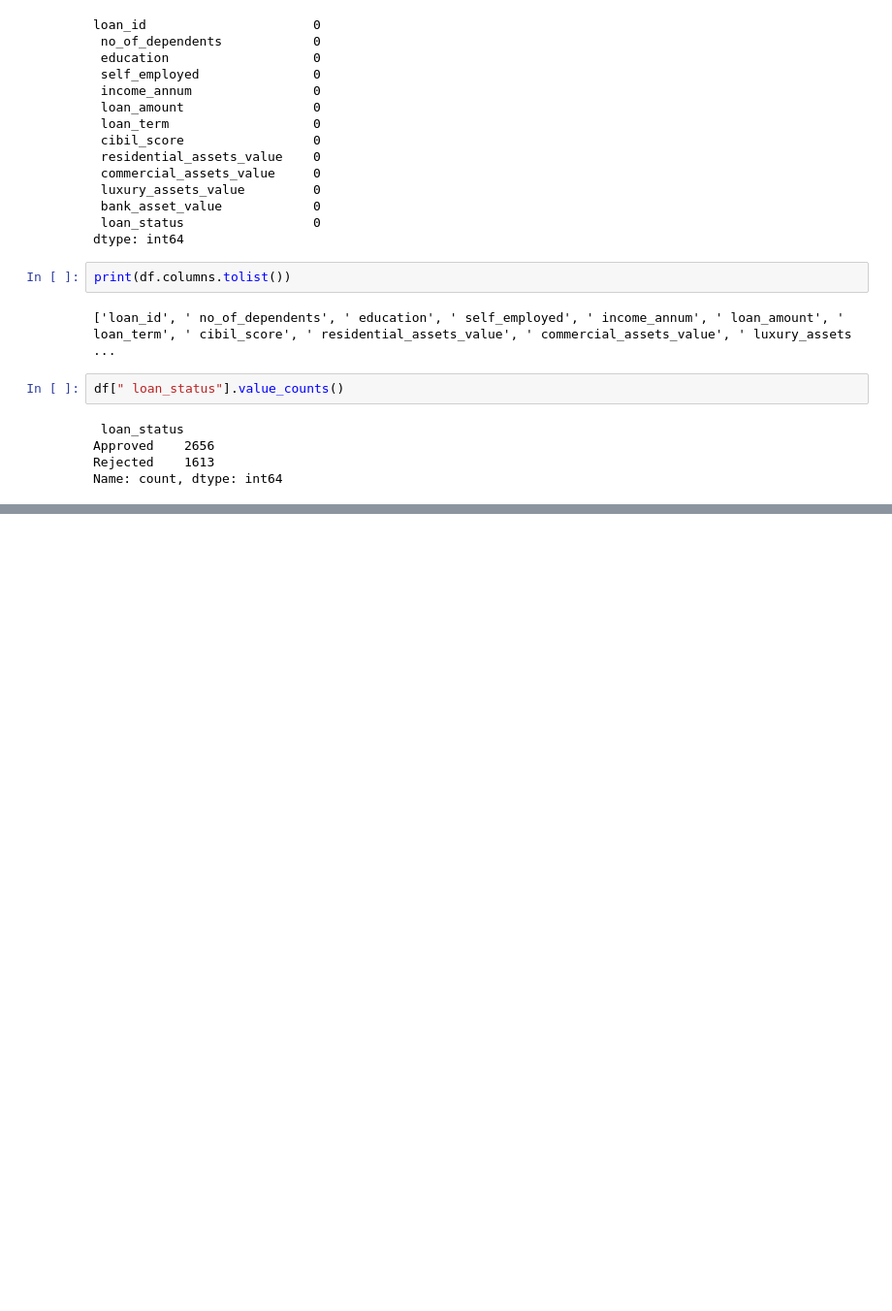
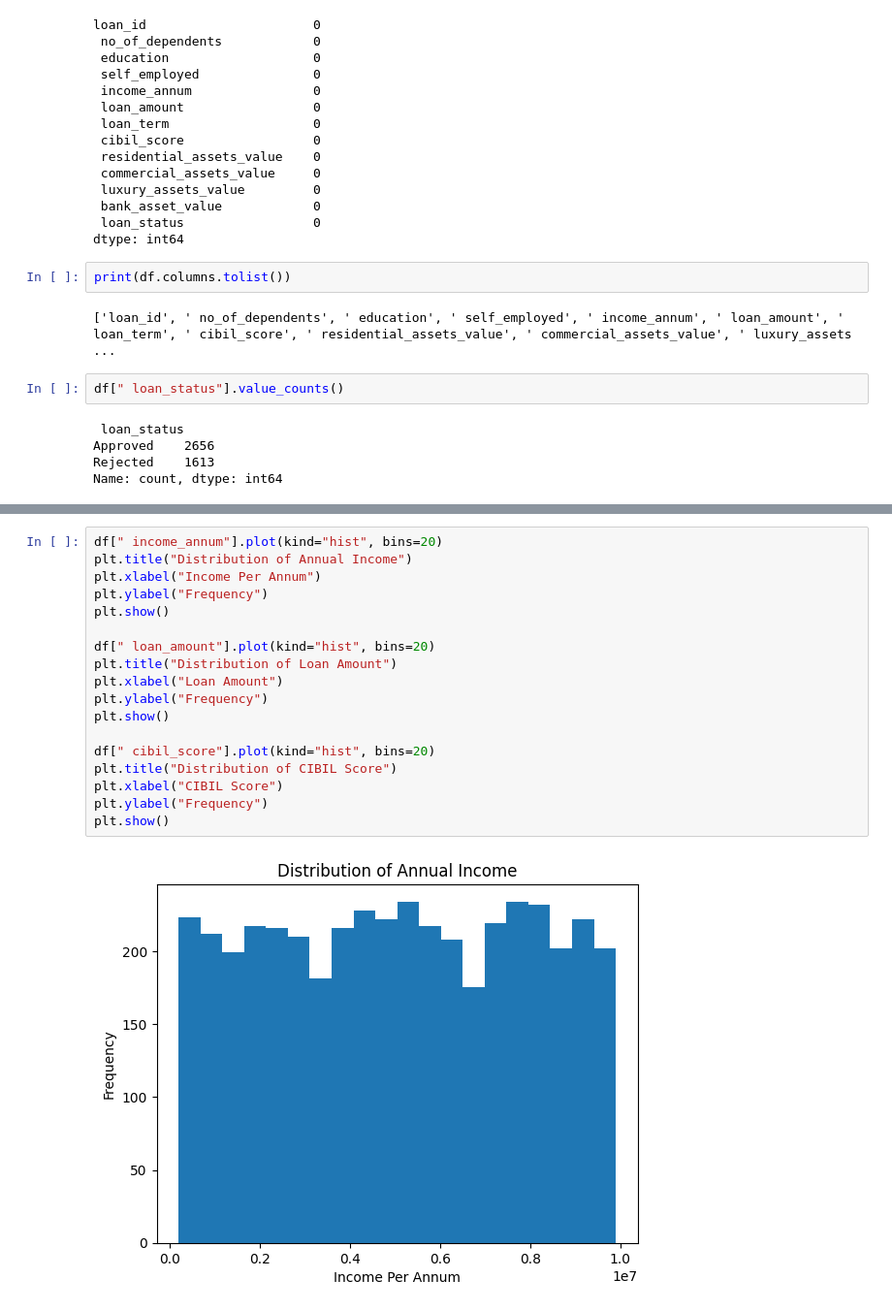
Before and after one commit to ex6t/loan-approval-ml-project, a Jupyter notebook: notebooks/01_data_check.ipynb, the cells around one changed output, grey strips where cells are left out. Shown at 97% size. Cells and saved outputs as stored; diff of their text form; blank space fills up the shorter version.

```diff
--- a/notebooks/01_data_check.ipynb
+++ b/notebooks/01_data_check.ipynb
@@ -87,0 +196,20 @@ Name: count, dtype: int64
+# %%
+df[" income_annum"].plot(kind="hist", bins=20)
+plt.title("Distribution of Annual Income")
+plt.xlabel("Income Per Annum")
+plt.ylabel("Frequency")
+plt.show()
+
+df[" loan_amount"].plot(kind="hist", bins=20)
+plt.title("Distribution of Loan Amount")
+plt.xlabel("Loan Amount")
+plt.ylabel("Frequency")
+plt.show()
+
+df[" cibil_score"].plot(kind="hist", bins=20)
+plt.title("Distribution of CIBIL Score")
+plt.xlabel("CIBIL Score")
+plt.ylabel("Frequency")
+plt.show()
+# %% [output]
+[figure, added]
```
Also changed, not shown: parts of 14 cells of this notebook.
